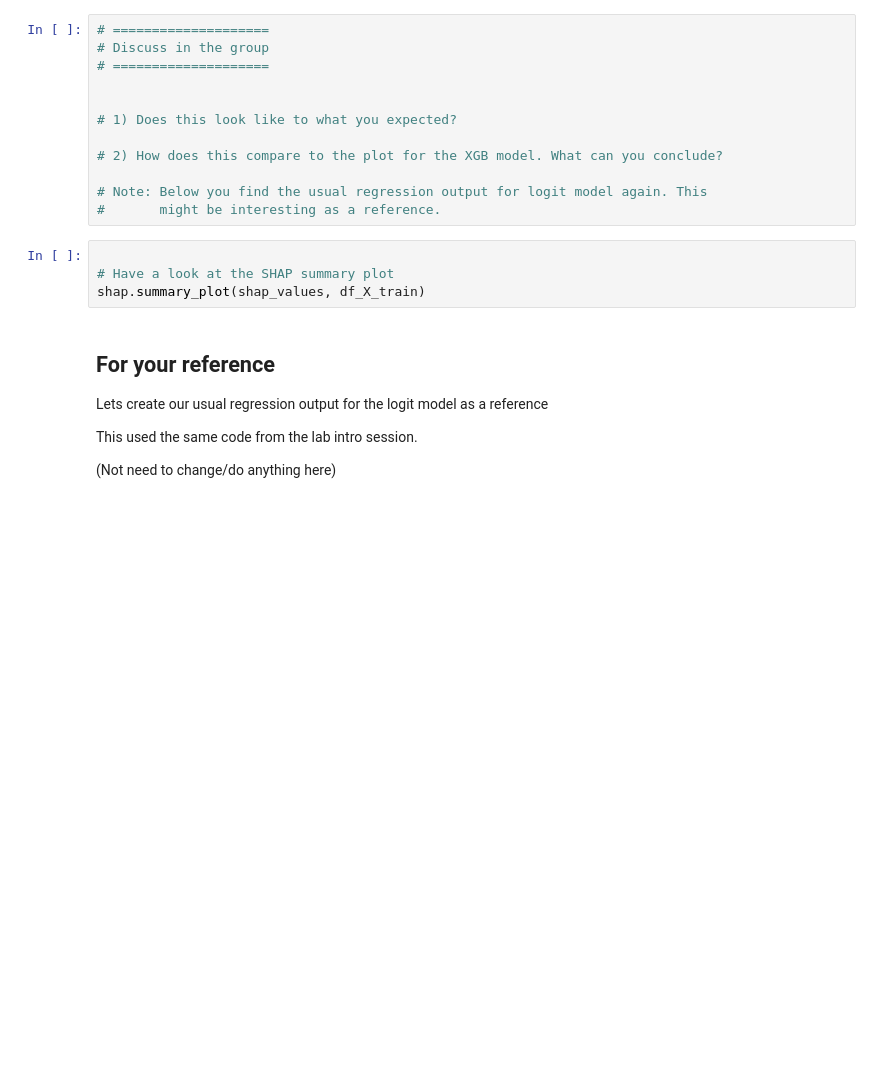
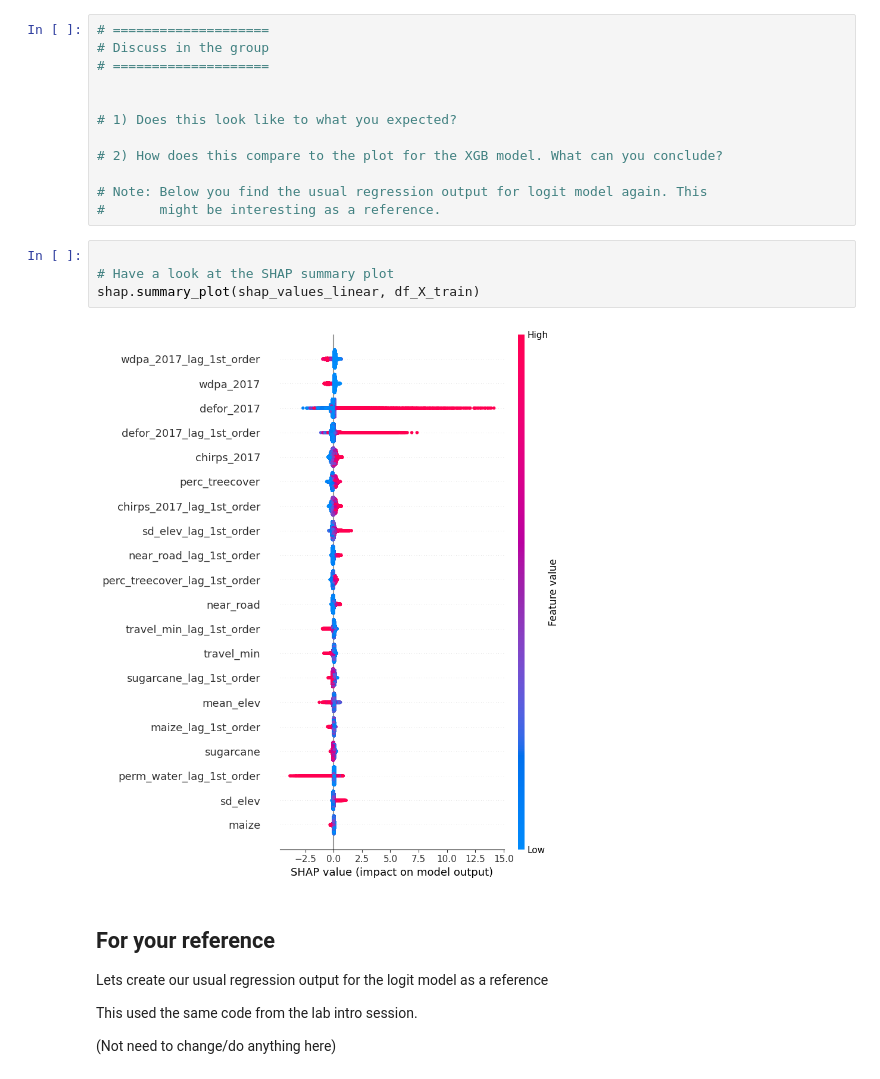
Before and after one commit to DamiAladesuru/Damytomy, a Jupyter notebook: 6800_Day3-4_Damilola_Aladesuru.ipynb, the cells around one changed output. Drawn from its saved outputs; the diff is of its cells as text; blank space fills up the shorter version.

```diff
--- a/6800_Day3-4_Damilola_Aladesuru.ipynb
+++ b/6800_Day3-4_Damilola_Aladesuru.ipynb
@@ -299,7 +354,9 @@ shap_values = ...
 # %%
 
 # Have a look at the SHAP summary plot
-shap.summary_plot(shap_values, df_X_train)
+shap.summary_plot(shap_values_linear, df_X_train)
+# %% [output]
+[figure, added]
 # %% [markdown]
 ## **For your reference**
 
```
Also changed, not shown: parts of 19 cells of this notebook.
